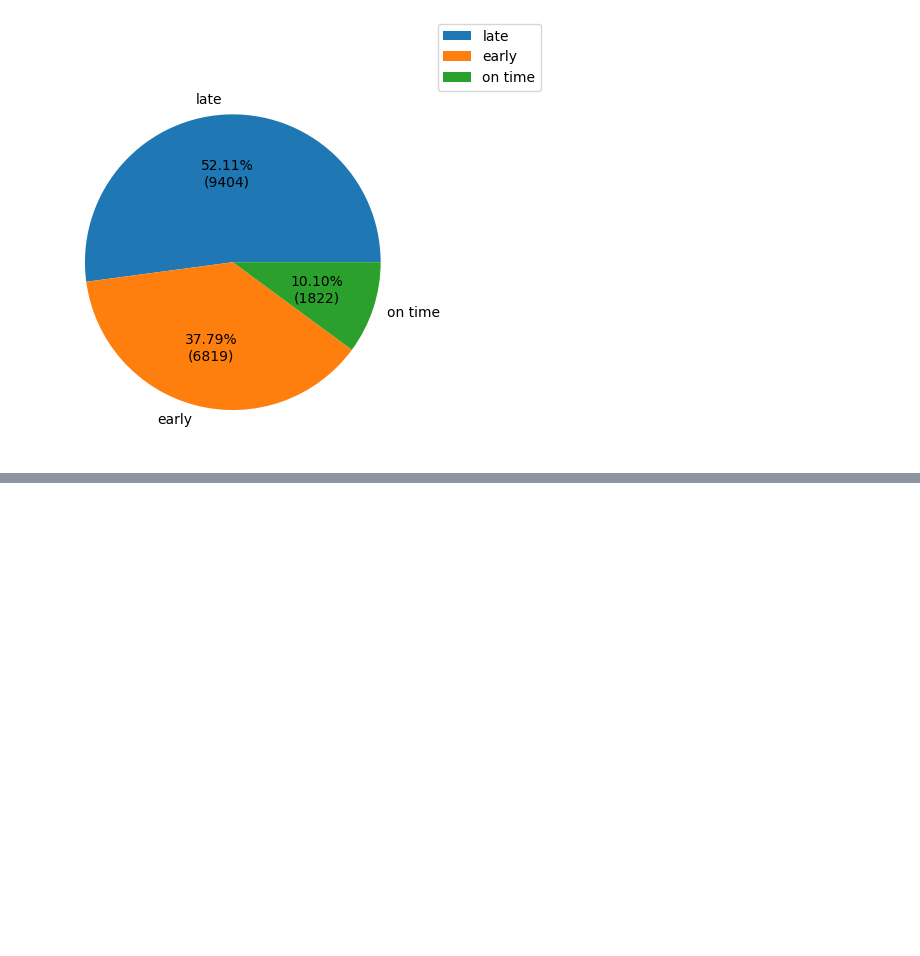
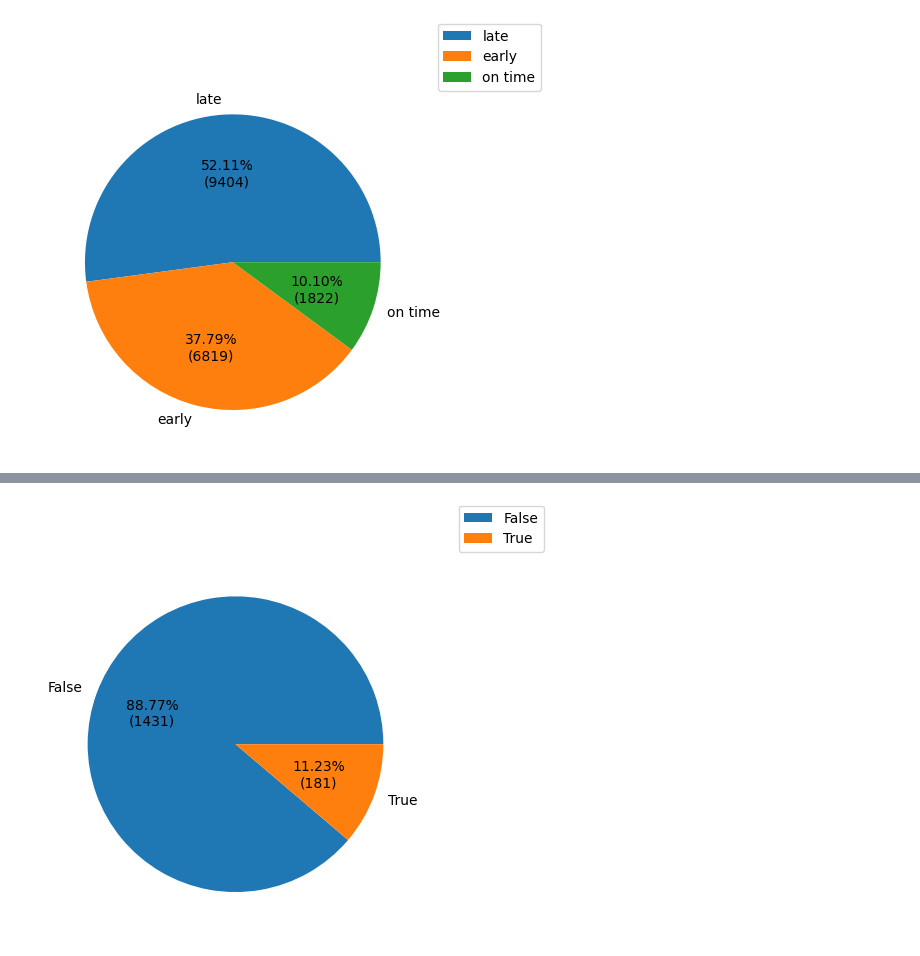
Before and after one commit to TheoGuil/jedha_projects, a Jupyter notebook: Deployment/study.ipynb, the cells around one changed output, grey strips where cells are left out. Drawn from its saved outputs; the diff is of its cells as text; code cells hidden in the pictures; blank space fills up the shorter version.

```diff
--- a/Deployment/study.ipynb
+++ b/Deployment/study.ipynb
@@ -84,0 +127,14 @@ px.histogram(
+# %%
+linked_df = pd.merge(left=df, right=df, how="left",
+                     left_on="previous_ended_rental_id", right_on="rental_id", suffixes=('', '_previous'))
+
+linked_df = linked_df.drop(["car_id", "state", "delay_at_checkout_in_minutes", "rental_id_previous", "car_id_previous",
+              "previous_ended_rental_id_previous", "time_delta_with_previous_rental_in_minutes_previous",
+              "state_previous"], axis=1)
+
+linked_df = linked_df.rename({
+    "time_delta_with_previous_rental_in_minutes": "time_delta_in_minutes"
+    }, axis=1)
+
+linked_df = linked_df.loc[linked_df.previous_ended_rental_id.isna() == False, :]
+linked_df.head()
@@ -84,0 +148,5 @@ px.histogram(
+# %%
+linked_df["delay_at_checkout_in_minutes_previous"] = linked_df["delay_at_checkout_in_minutes_previous"].apply(lambda x: x if x > 0 else 0)
+linked_df["delta_checkout_next_checkin"] = (linked_df["time_delta_in_minutes"] - linked_df["delay_at_checkout_in_minutes_previous"]) * -1
+linked_df["late_for_next_checkin"] = linked_df["delta_checkout_next_checkin"] > 0
+linked_df.loc[linked_df.late_for_next_checkin].head()
@@ -84,0 +160,7 @@ px.histogram(
+# %%
+late_checkin_value_counts = linked_df.late_for_next_checkin.value_counts()
+plt.pie(late_checkin_value_counts, labels=late_checkin_value_counts.index, autopct=lambda p:f'{p:.2f}%\n({p*sum(late_checkin_value_counts)/100 :.0f})')
+plt.figlegend(late_checkin_value_counts.index)
+plt.show()
+# %% [output]
+[figure, added]
```
Also changed, not shown: parts of 13 cells of this notebook.
